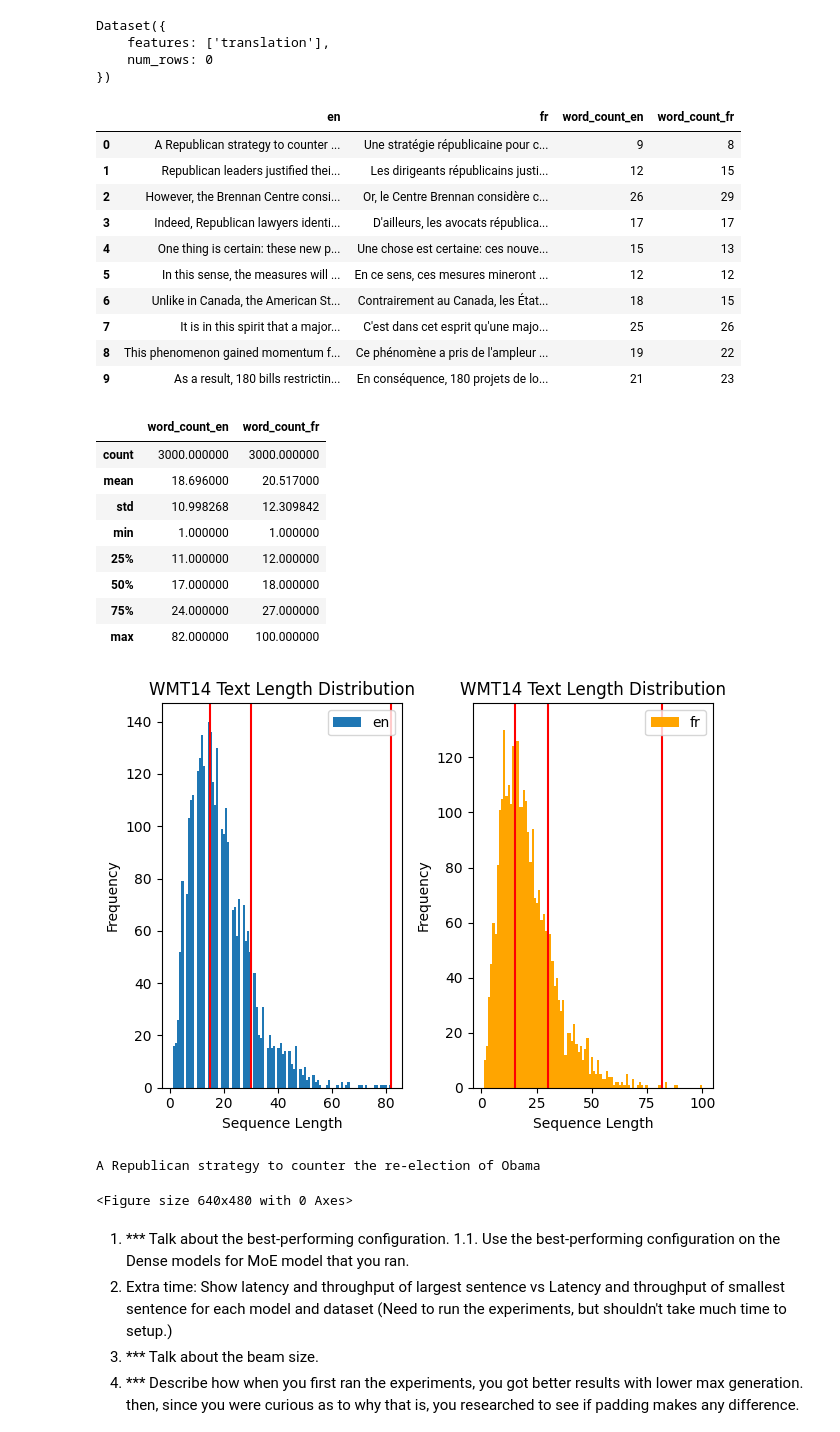
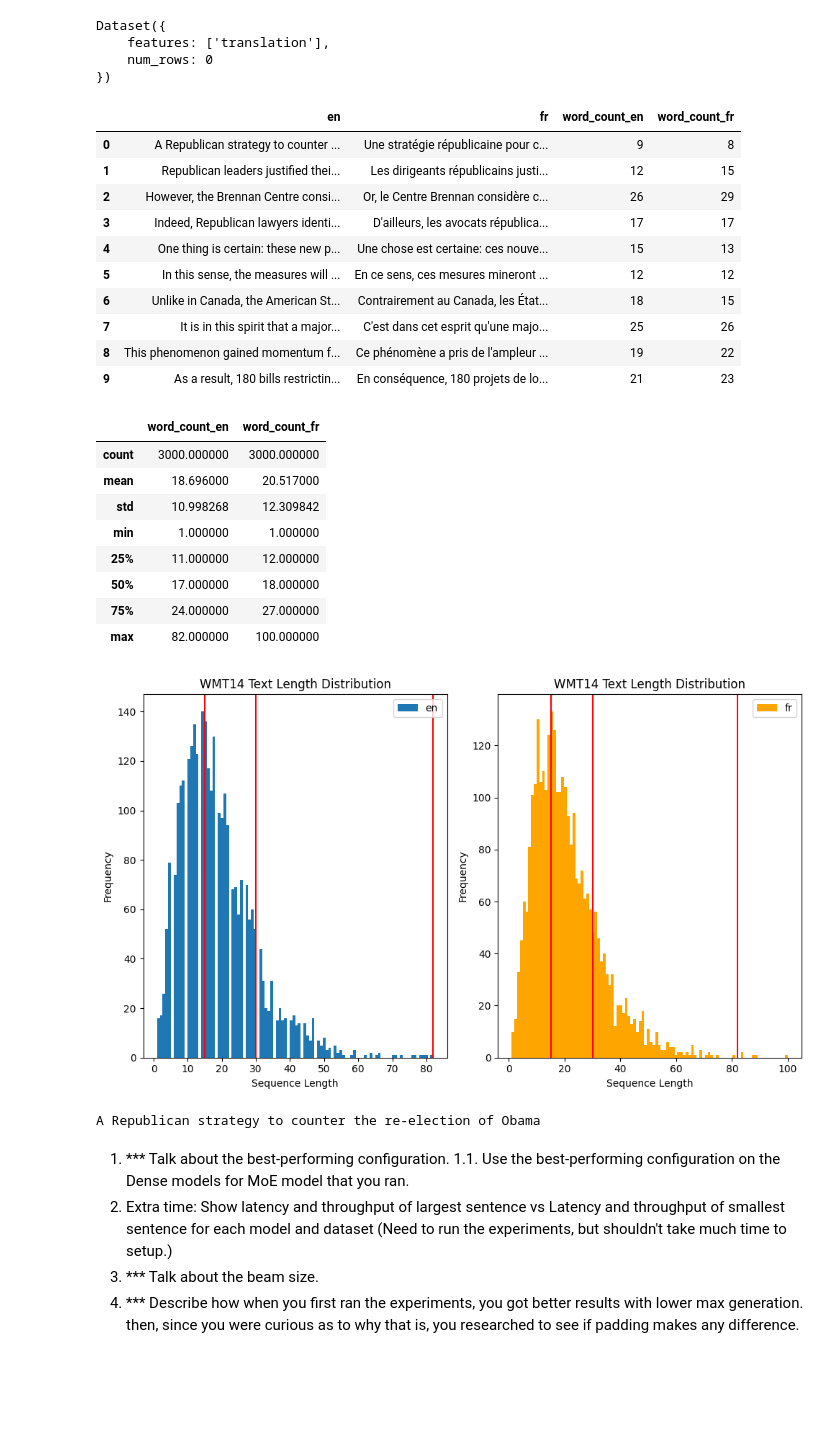
Before and after one commit to wassim2u/Benchmark, a Jupyter notebook: BenchmarkAnalysis.ipynb, the cells around one changed output. Saved outputs shown, nothing was run; the diff lists cells and outputs as text; code cells hidden in the pictures; blank space fills up the shorter version.

```diff
--- a/BenchmarkAnalysis.ipynb
+++ b/BenchmarkAnalysis.ipynb
@@ -32,6 +32,7 @@ def num_of_words_in_lang_dataset(df, lang_code):
 def describe_dataset_df(text_df, dataset_name, save_filename, x_axis="Sequence Length", cumulative=False, save=False):
     text_df = num_of_words_in_lang_dataset(text_df, 'en')
     text_df = num_of_words_in_lang_dataset(text_df, 'fr')
+    plt.figure(figsize=(10, 6))
 
     plt.subplot(1, 2, 1)
 
@@ -64,11 +65,13 @@ def describe_dataset_df(text_df, dataset_name, save_filename, x_axis="Sequence L
     plt.ylabel("Frequency")
     plt.tight_layout()
 
-    plt.show()
     if save:
         plt.savefig(save_filename,
         dpi=300,
         bbox_inches="tight")
+
+    plt.show()
+
     return text_df
 # %%
 # Analyse WMT14  dataset
@@ -86,35 +89,34 @@ Dataset({
 })
 # %%
 wmt14_df = preprocess_text_wmt14(all_dataset_wmt14)
-describe_dataset_df(wmt14_df, dataset_name="WMT14", save_filename="wmt14_dataset_word_count.png", cumulative=False, save=True)
+describe_dataset_df(wmt14_df, dataset_name="WMT14", save_filename="./wmt14_dataset_word_count.png", cumulative=False, save=True)
 # describe_dataset_df(wmt14_df, dataset_name="WMT14", cumulative=True)
 
 
 print(all_dataset_wmt14[0]["translation"]["en"])
 # %% [output]
 |  | en | fr | word_count_en | word_count_fr |
 | 0 | A Republican strategy to counter ... | Une stratégie républicaine pour c... | 9 | 8 |
 | 1 | Republican leaders justified thei... | Les dirigeants républicains justi... | 12 | 15 |
 | 2 | However, the Brennan Centre consi... | Or, le Centre Brennan considère c... | 26 | 29 |
 | 3 | Indeed, Republican lawyers identi... | D'ailleurs, les avocats républica... | 17 | 17 |
 | 4 | One thing is certain: these new p... | Une chose est certaine: ces nouve... | 15 | 13 |
 | 5 | In this sense, the measures will ... | En ce sens, ces mesures mineront ... | 12 | 12 |
 | 6 | Unlike in Canada, the American St... | Contrairement au Canada, les État... | 18 | 15 |
 | 7 | It is in this spirit that a major... | C'est dans cet esprit qu'une majo... | 25 | 26 |
 | 8 | This phenomenon gained momentum f... | Ce phénomène a pris de l'ampleur ... | 19 | 22 |
 | 9 | As a result, 180 bills restrictin... | En conséquence, 180 projets de lo... | 21 | 23 |
 |  | word_count_en | word_count_fr |
 | count | 3000.000000 | 3000.000000 |
 | mean | 18.696000 | 20.517000 |
 | std | 10.998268 | 12.309842 |
 | min | 1.000000 | 1.000000 |
 | 25% | 11.000000 | 12.000000 |
 | 50% | 17.000000 | 18.000000 |
 | 75% | 24.000000 | 27.000000 |
 | max | 82.000000 | 100.000000 |
-[figure, old version]
+[figure, new version]
 A Republican strategy to counter the re-election of Obama
-<Figure size 640x480 with 0 Axes>
 # %% [markdown]
 1. *** Talk about the best-performing configuration.
     1.1. Use the best-performing configuration on the Dense models for MoE model that you ran.
```
Also changed, not shown: parts of 35 cells of this notebook, 15 other files.
